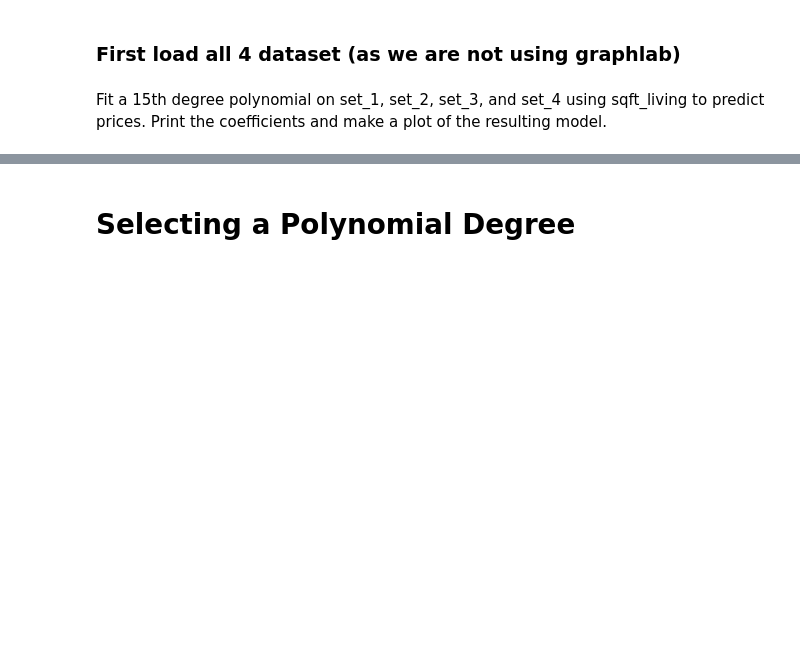
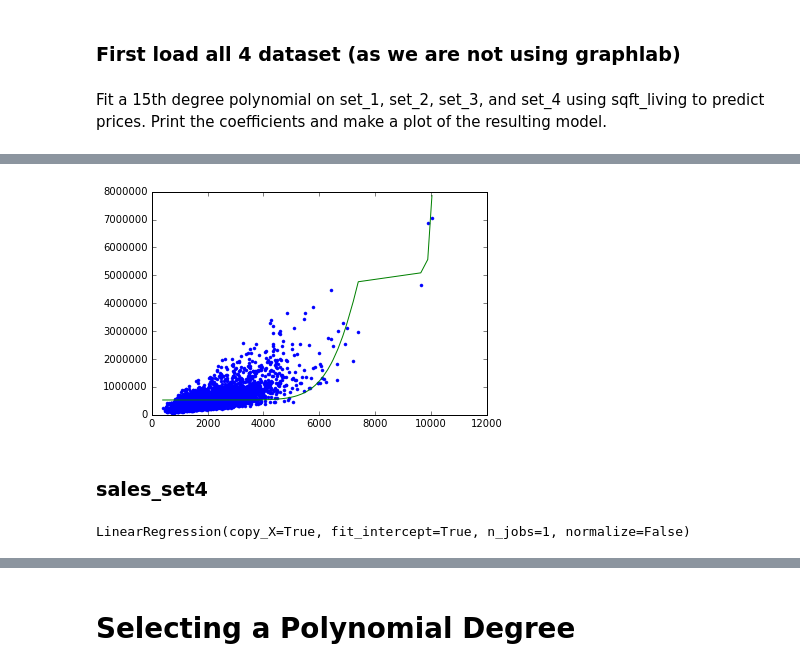
Before and after one commit to ddumet/coursera_machine_learning_pathway_regression, a Jupyter notebook: week-3-polynomial-regression-assignment.ipynb, the cells around one changed output, grey strips where cells are left out. Saved outputs shown, nothing was run; the diff lists cells and outputs as text; code cells hidden in the pictures; blank space fills up the shorter version.

```diff
--- a/week-3-polynomial-regression-assignment.ipynb
+++ b/week-3-polynomial-regression-assignment.ipynb
@@ -246,0 +344,7 @@ Fit a 15th degree polynomial on set_1, set_2, set_3, and set_4 using sqft_living
+# %%
+plt.plot(poly15_set3["power_1"],sales_set3["price"],'.',
+        poly15_set3["power_1"], model15_set3.predict(poly15_set3),'-');
+# %% [output]
+[figure, added]
+# %% [markdown]
+### sales_set4
@@ -246,0 +353,5 @@ Fit a 15th degree polynomial on set_1, set_2, set_3, and set_4 using sqft_living
+# %%
+model15_set4 = LinearRegression()
+model15_set4.fit(poly15_set4,sales_set4["price"])
+# %% [output]
+LinearRegression(copy_X=True, fit_intercept=True, n_jobs=1, normalize=False)
```
Also changed, not shown: parts of 31 cells of this notebook.
